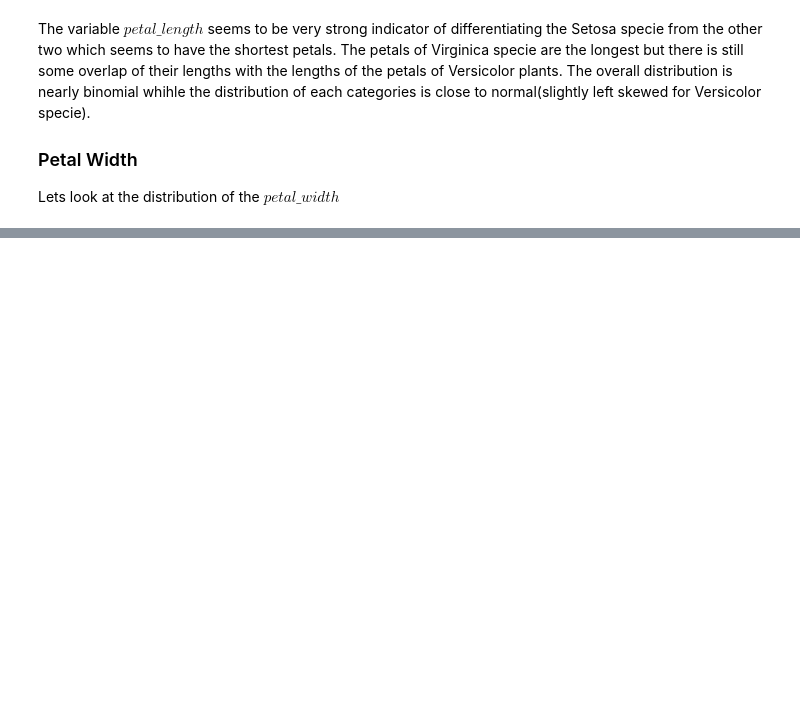
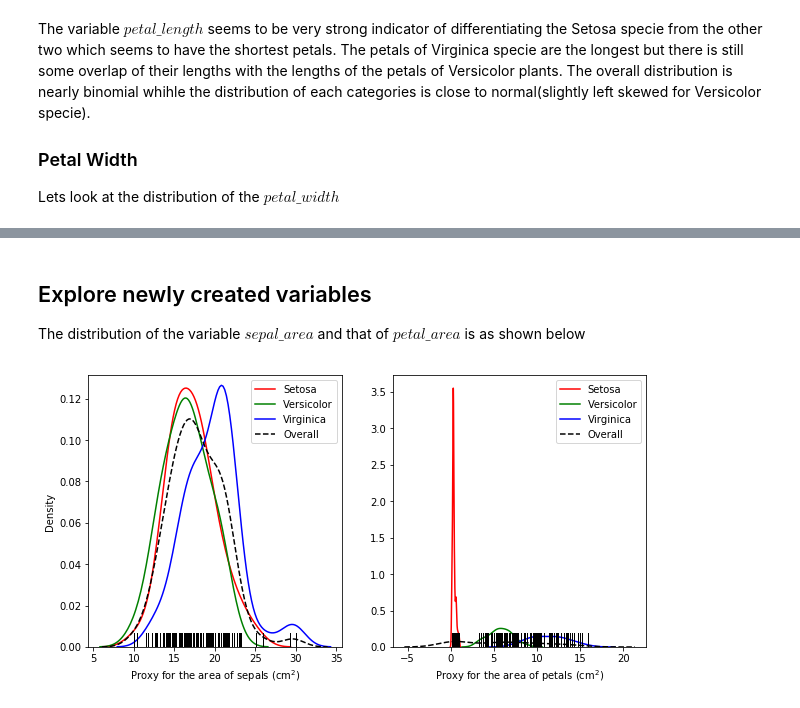
Before and after one commit to amjadfarman/iris_problem, a Jupyter notebook: iris_problem.ipynb, the cells around one changed output, grey strips where cells are left out. Saved outputs shown, nothing was run; the diff lists cells and outputs as text; code cells hidden in the pictures; blank space fills up the shorter version.

```diff
--- a/iris_problem.ipynb
+++ b/iris_problem.ipynb
@@ -136,0 +160,30 @@ The distribution of this variable is very similar to $petal\_length$ as expected
+# %%
+iris_data['sepal_area'] = iris_data['sepal_width'] * iris_data['sepal_length']
+iris_data['petal_area'] = iris_data['petal_width'] * iris_data['petal_length']
+
+target_setosa = iris_data.loc[iris_data['target'] == 'setosa']
+target_versicolor = iris_data.loc[iris_data['target'] == 'versicolor']
+target_virginica = iris_data.loc[iris_data['target'] == 'virginica']
+# %% [markdown]
+## Explore newly created variables
+The distribution of the variable $sepal\_area$ and that of $petal\_area$ is as shown below
+# %%
+f, axes = plt.subplots(figsize=(10,5), ncols=2, nrows=1)
+sns.distplot(target_setosa[['sepal_area']], hist=False, rug=True, color='r', label='Setosa', ax = axes[0])
+sns.distplot(target_versicolor[['sepal_area']], hist=False, rug=True, color='g', label = 'Versicolor', ax = axes[0])
+sns.distplot(target_virginica[['sepal_area']], hist=False, rug=True, color='b', label = 'Virginica', ax = axes[0])
+sns.distplot(iris_data[['sepal_area']], hist=False, rug=True, color='black', kde_kws={'linestyle':'--'}
+             , label = 'Overall', ax = axes[0])
+axes[0].legend()
+axes[0].set_ylabel("Density")
+axes[0].set_xlabel("Proxy for the area of sepals (cm$^2$)")
+sns.distplot(target_setosa[['petal_area']], hist=False, rug=True, color='r', label='Setosa', ax = axes[1])
+sns.distplot(target_versicolor[['petal_area']], hist=False, rug=True, color='g', label = 'Versicolor', ax = axes[1])
+sns.distplot(target_virginica[['petal_area']], hist=False, rug=True, color='b', label = 'Virginica', ax = axes[1])
+sns.distplot(iris_data[['petal_area']], hist=False, rug=True, color='black', kde_kws={'linestyle':'--'}
+             , label = 'Overall', ax = axes[1])
+axes[1].legend()
+axes[1].set_xlabel("Proxy for the area of petals (cm$^2$)")
+plt.show()
+# %% [output]
+[figure, added]
```
Also changed, not shown: parts of 23 cells of this notebook.
